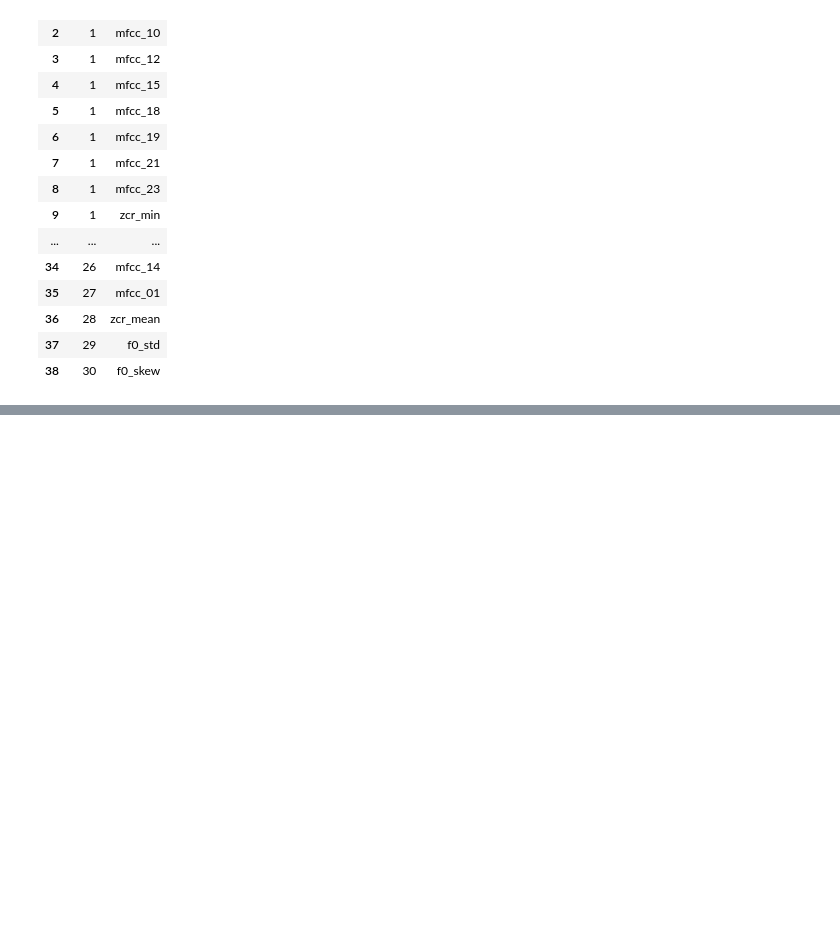
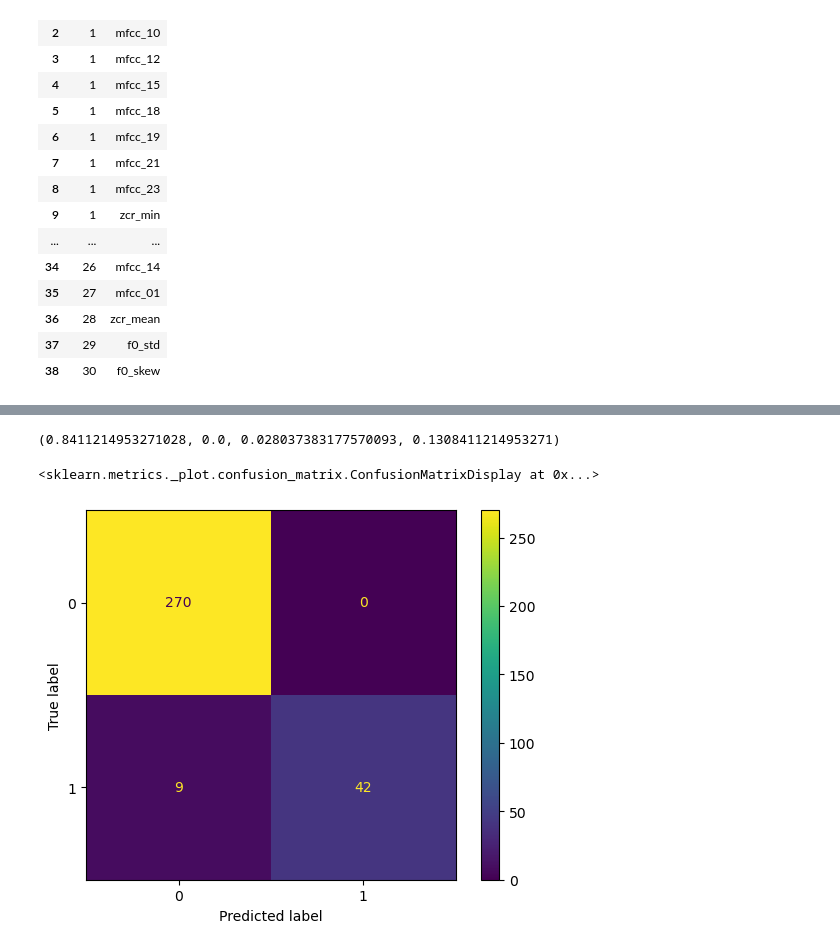
Before and after one commit to yingli/math485, a Jupyter notebook: sample_code/voice_data/voice_data_05_evaluation.ipynb, the cells around one changed output, grey strips where cells are left out. Cells and saved outputs as stored; diff of their text form; code cells hidden in the pictures; blank space fills up the shorter version.

Commit message:
sample code for lecture 19 - classifier evaluation and feature selection

```diff
--- a/sample_code/voice_data/voice_data_05_evaluation.ipynb
+++ b/sample_code/voice_data/voice_data_05_evaluation.ipynb
@@ -274,0 +271,12 @@ rfe_feature_rank
+# %%
+rf_vanila = RandomForestClassifier(random_state=7)
+param_grid = {'n_estimators': [875, 900, 925],
+              'criterion': ['entropy'],
+              'bootstrap': [True],
+              'max_depth': [3,4,5,6,7,8,9],
+              'max_features': [5,6,7,8,9,10,11,12,13,14],
+              'min_samples_leaf': [1, 2],
+              'min_samples_split': [6, 7, 8]}
+
+rf_select = GridSearchCV(rf_vanila, param_grid=param_grid, cv=3, verbose=1, scoring='roc_auc', n_jobs=-1)
+rf_select.fit(X_train, y_train)
@@ -274,0 +303,11 @@ rfe_feature_rank
+# %%
+tn,fp,fn,tp  = metrics.confusion_matrix(y_test, rf_select.predict(X_test)).ravel()/(len(y_test))
+tn,fp,fn,tp
+# %% [output]
+(0.8411214953271028, 0.0, 0.028037383177570093, 0.1308411214953271)
+# %%
+y_pred = rf_select.predict(X_test)
+ConfusionMatrixDisplay.from_predictions(y_test, y_pred)
+# %% [output]
+<sklearn.metrics._plot.confusion_matrix.ConfusionMatrixDisplay at 0x...>
+[figure, added]
```
Also changed, not shown: parts of 11 cells of this notebook.
